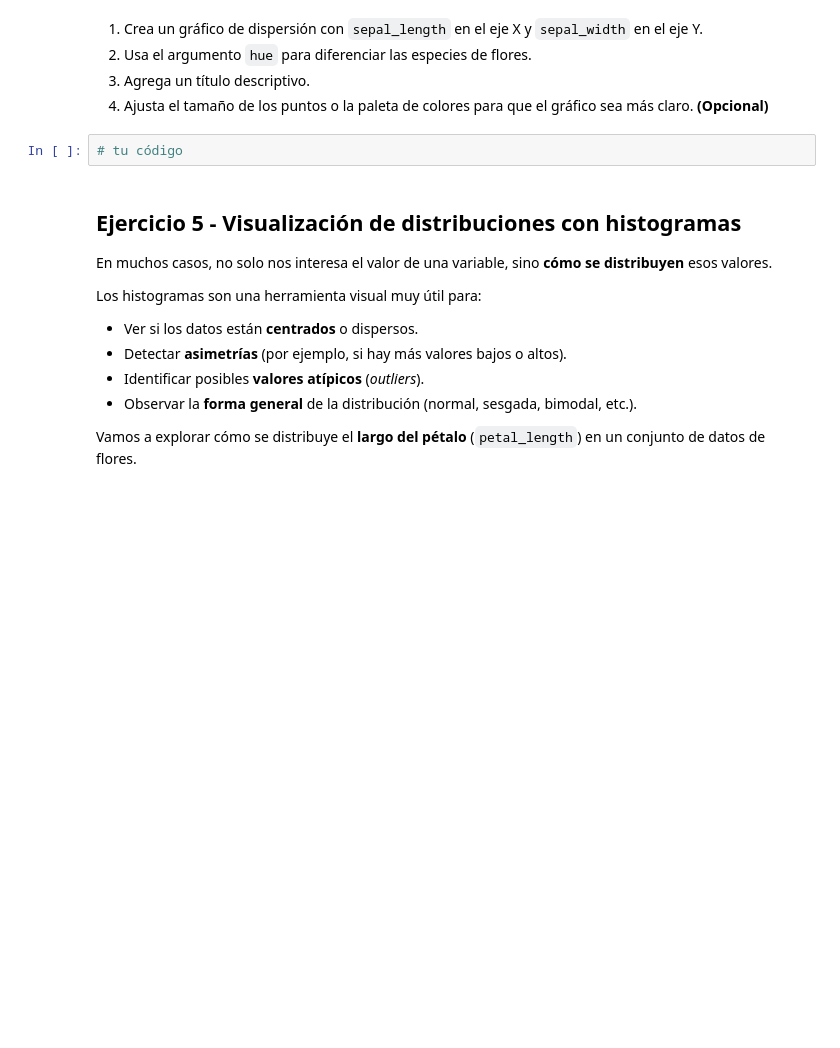
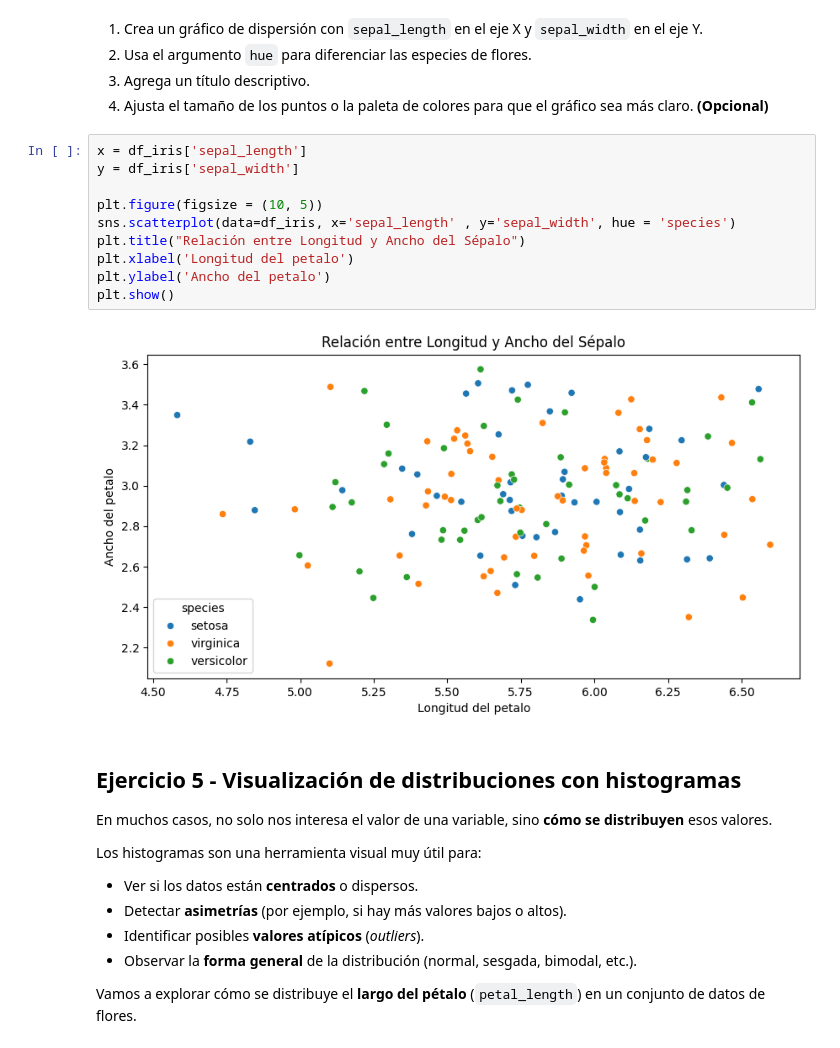
Before and after one commit to 4GeeksAcademy/Eder_matplot-and-seaborn, a Jupyter notebook: notebook/problems.es.ipynb, the cells around one changed output. Saved outputs shown, nothing was run; the diff lists cells and outputs as text; blank space fills up the shorter version.

```diff
--- a/notebook/problems.es.ipynb
+++ b/notebook/problems.es.ipynb
@@ -146,8 +187,18 @@ df_iris # Mostrar DataFrame
 2. Usa el argumento `hue` para diferenciar las especies de flores.
 3. Agrega un título descriptivo.
 4. Ajusta el tamaño de los puntos o la paleta de colores para que el gráfico sea más claro. **(Opcional)**
-# %%
-# tu código
+# %%
+x = df_iris['sepal_length']
+y = df_iris['sepal_width']
+
+plt.figure(figsize = (10, 5))
+sns.scatterplot(data=df_iris, x='sepal_length' , y='sepal_width', hue = 'species')
+plt.title("Relación entre Longitud y Ancho del Sépalo")
+plt.xlabel('Longitud del petalo')
+plt.ylabel('Ancho del petalo')
+plt.show()
+# %% [output]
+[figure, added]
 # %% [markdown]
 ## Ejercicio 5 - Visualización de distribuciones con histogramas
 
```
Also changed, not shown: parts of 8 cells of this notebook.
